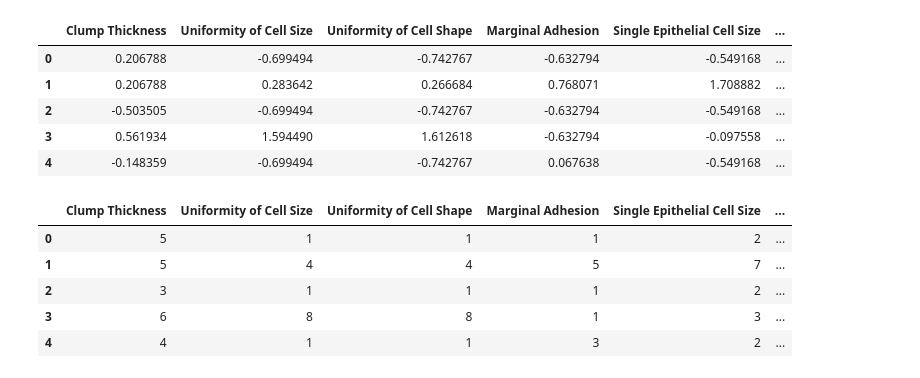
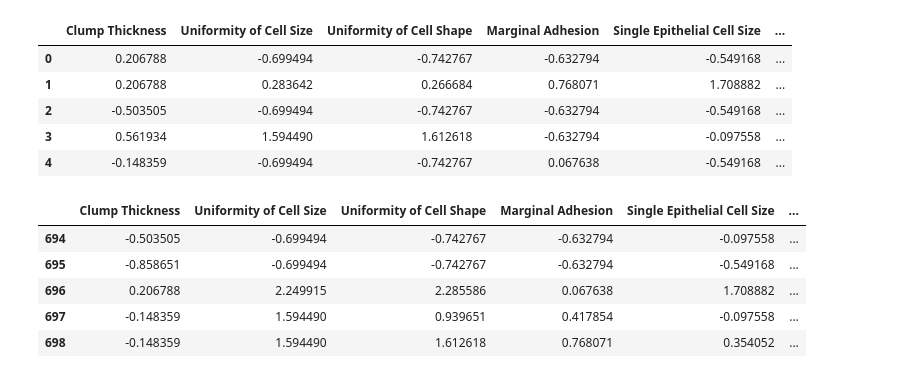
Before and after one commit to RossErskine/PCA-and-K-means-clustering-on-the-Breast-Cancer-Wisconsin-data-set, a Jupyter notebook: K-Means Clustering.ipynb, the cells around one changed output. Cells and saved outputs as stored; diff of their text form; code cells hidden in the pictures.

```diff
--- a/K-Means Clustering.ipynb
+++ b/K-Means Clustering.ipynb
@@ -18,11 +18,11 @@ df.head()
 | 3 | 0.561934 | 1.594490 | 1.612618 | -0.632794 | -0.097558 | ... |
 | 4 | -0.148359 | -0.699494 | -0.742767 | 0.067638 | -0.549168 | ... |
 # %%
-data_df.head()
+df.tail()
 # %% [output]
 |  | Clump Thickness | Uniformity of Cell Size | Uniformity of Cell Shape | Marginal Adhesion | Single Epithelial Cell Size | ... |
-| 0 | 5 | 1 | 1 | 1 | 2 | ... |
-| 1 | 5 | 4 | 4 | 5 | 7 | ... |
-| 2 | 3 | 1 | 1 | 1 | 2 | ... |
-| 3 | 6 | 8 | 8 | 1 | 3 | ... |
-| 4 | 4 | 1 | 1 | 3 | 2 | ... |
+| 694 | -0.503505 | -0.699494 | -0.742767 | -0.632794 | -0.097558 | ... |
+| 695 | -0.858651 | -0.699494 | -0.742767 | -0.632794 | -0.549168 | ... |
+| 696 | 0.206788 | 2.249915 | 2.285586 | 0.067638 | 1.708882 | ... |
+| 697 | -0.148359 | 1.594490 | 0.939651 | 0.417854 | -0.097558 | ... |
+| 698 | -0.148359 | 1.594490 | 1.612618 | 0.768071 | 0.354052 | ... |
```
Also changed, not shown: parts of 13 cells of this notebook.
